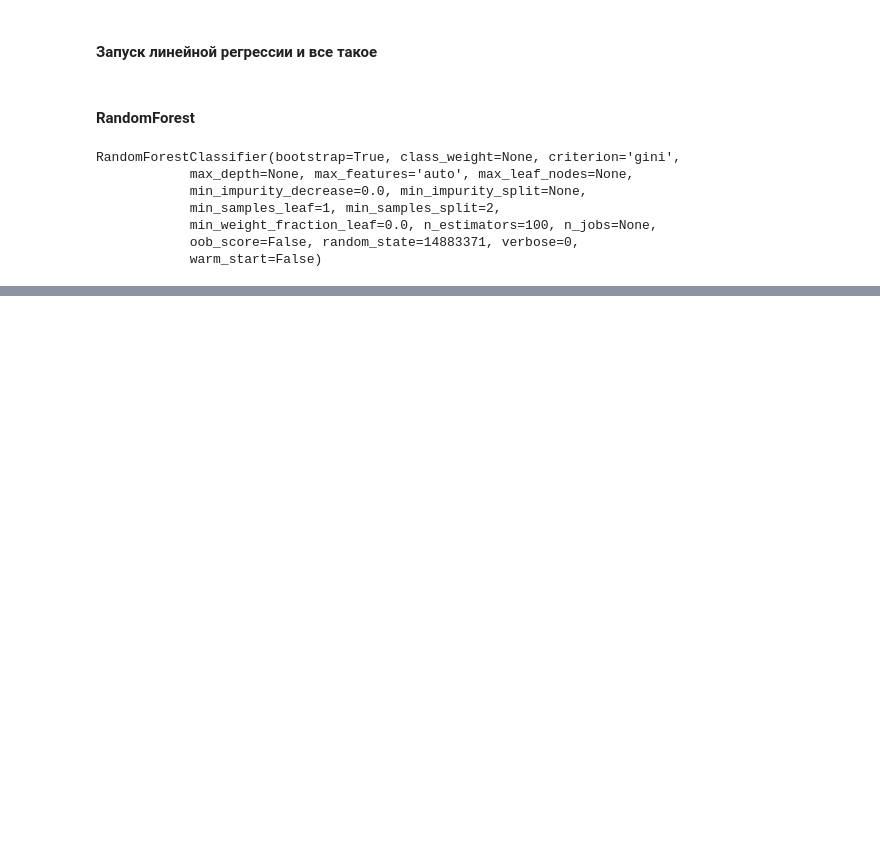
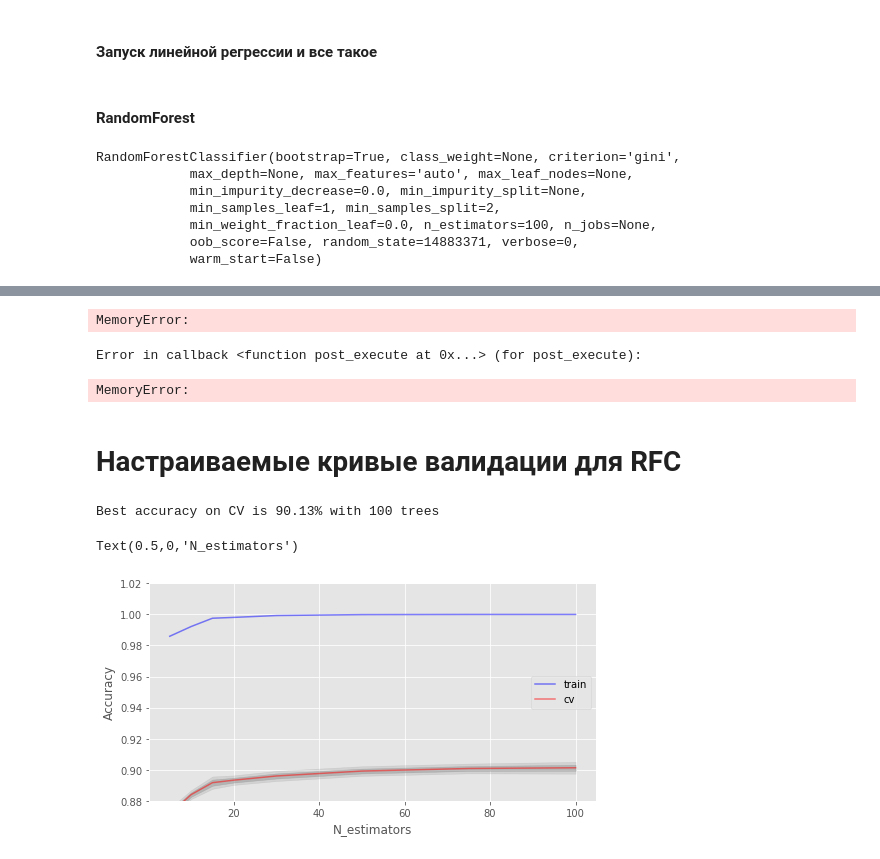
Before and after one commit to tsvvas/HIV_evolution, a Jupyter notebook: Scripts/Analys and prepare data.ipynb, the cells around one changed output, grey strips where cells are left out. Drawn from its saved outputs; the diff is of its cells as text; code cells hidden in the pictures; blank space fills up the shorter version.

```diff
--- a/Scripts/Analys and prepare data.ipynb
+++ b/Scripts/Analys and prepare data.ipynb
@@ -105,0 +160,61 @@ x_test, y_test = data_test[1:], data_test[0]
+# %%
+fig = plt.figure()
+ax = fig.add_subplot(111, projection='3d')
+ax.scatter(data_tmp_pca_2[0], data_tmp_pca_2[1], data_tmp_pca_2[2], c = labels)
+for ii in range(0,360,30):
+        ax.view_init(elev=10., azim=ii)
+        plt.savefig("movie%d.png" % ii)
+# %% [output]
+MemoryError:
+Error in callback <function post_execute at 0x...> (for post_execute):
+MemoryError:
+# %% [markdown]
+# Настраиваемые кривые валидации для RFC
+# %%
+X, y = data_tmp[data_tmp.columns[1:]], data_tmp['type']
+# %%
+# Инициализируем валидацию
+skf = StratifiedKFold(n_splits=5, shuffle=True, random_state=42)
+
+# Создаем списки для сохранения точности на тренировочном и тестовом датасете
+train_acc = []
+test_acc = []
+temp_train_acc = []
+temp_test_acc = []
+trees_grid = [5, 10, 15, 20, 30, 50, 75, 100]
+# Обучаем на тренировочном датасете
+for ntrees in trees_grid:
+    rfc = RandomForestClassifier(n_estimators=ntrees, random_state=42, n_jobs=-1, oob_score=True)
+    temp_train_acc = []
+    temp_test_acc = []
+    for train_index, test_index in skf.split(X, y):
+        X_train, X_test = X.iloc[train_index], X.iloc[test_index]
+        y_train, y_test = y[train_index], y[test_index]
+        rfc.fit(X_train, y_train)
+        temp_train_acc.append(rfc.score(X_train, y_train))
+        temp_test_acc.append(rfc.score(X_test, y_test))
+    train_acc.append(temp_train_acc)
+    test_acc.append(temp_test_acc)
+
+train_acc, test_acc = np.asarray(train_acc), np.asarray(test_acc)
+print("Best accuracy on CV is {:.2f}% with {} trees".format(max(test_acc.mean(axis=1))*100,
+                                                        trees_grid[np.argmax(test_acc.mean(axis=1))]))
+# %% [output]
+Best accuracy on CV is 90.13% with 100 trees
+# %%
+import matplotlib.pyplot as plt
+plt.style.use('ggplot')
+%matplotlib inline
+
+fig, ax = plt.subplots(figsize=(8, 4))
+ax.plot(trees_grid, train_acc.mean(axis=1), alpha=0.5, color='blue', label='train')
+ax.plot(trees_grid, test_acc.mean(axis=1), alpha=0.5, color='red', label='cv')
+ax.fill_between(trees_grid, test_acc.mean(axis=1) - test_acc.std(axis=1), test_acc.mean(axis=1) + test_acc.std(axis=1), color='#888888', alpha=0.4)
+ax.fill_between(trees_grid, test_acc.mean(axis=1) - 2*test_acc.std(axis=1), test_acc.mean(axis=1) + 2*test_acc.std(axis=1), color='#888888', alpha=0.2)
+ax.legend(loc='best')
+ax.set_ylim([0.88,1.02])
+ax.set_ylabel("Accuracy")
+ax.set_xlabel("N_estimators")
+# %% [output]
+Text(0.5,0,'N_estimators')
+[figure, added]
```
Also changed, not shown: parts of 38 cells of this notebook, 8 other files.
